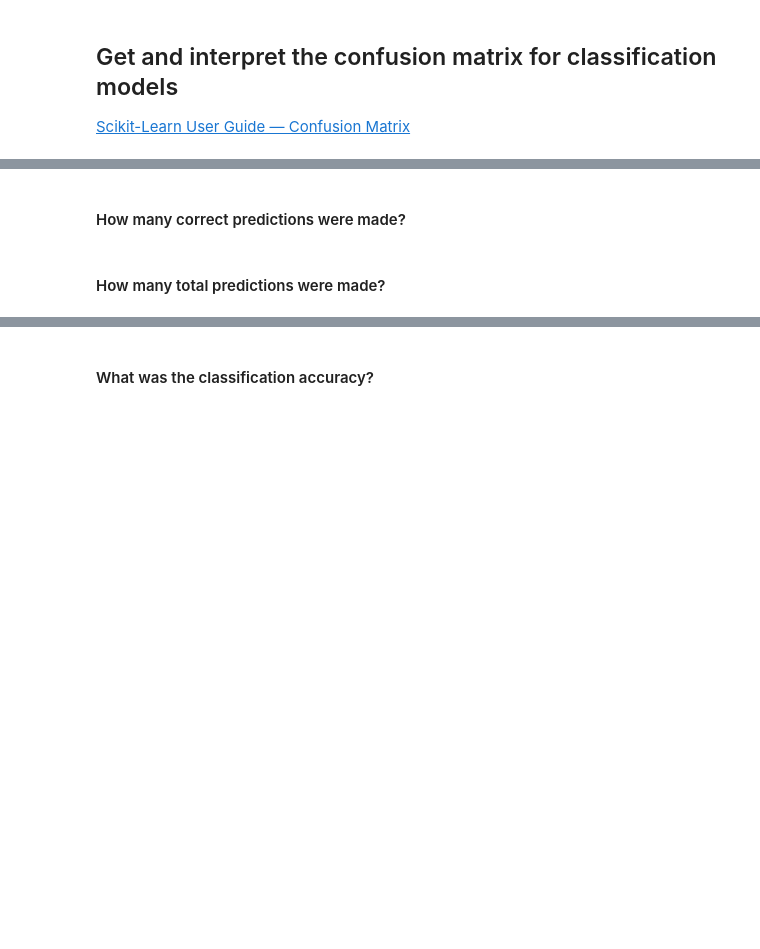
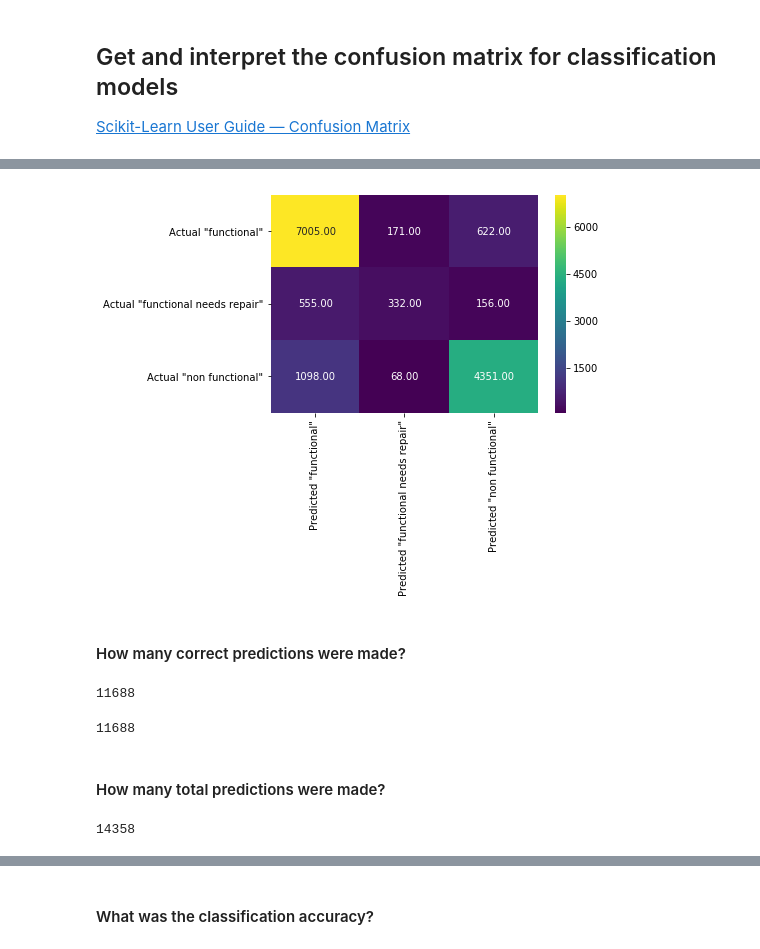
Before and after one commit to bloominstituteoftechnology/DS-Unit-2-Tree-Ensembles, a Jupyter notebook: module3-confusion-matrix/confusion_matrix.ipynb, the cells around one changed output, grey strips where cells are left out. Cells and saved outputs as stored; diff of their text form; code cells hidden in the pictures; blank space fills up the shorter version.

```diff
--- a/module3-confusion-matrix/confusion_matrix.ipynb
+++ b/module3-confusion-matrix/confusion_matrix.ipynb
@@ -122,4 +165,29 @@ print('Validation Accuracy', accuracy_score(y_val, y_pred))
+# %%
+def plot_confusion_matrix(y_true, y_pred, normalize=False):
+    cm = confusion_matrix(y_true, y_pred);
+    labels = unique_labels(y_true);
+    columns = [f'Predicted "{c}"' for c in labels];
+    index_names = [f'Actual "{c}"' for c in labels];
+    if(normalize):
+        cm = cm/cm.sum(axis=1).reshape(y_true.nunique(), 1);
+    df = pd.DataFrame(cm, columns=columns, index=index_names);
+    sns.heatmap(df, cmap='viridis', annot=True, fmt='.2f')
+plot_confusion_matrix(y_val, y_pred);
+# %% [output]
+[figure, added]
 # %% [markdown]
 #### How many correct predictions were made?
+# %%
+7005+332+4351
+# %% [output]
+11688
+# %%
+sum(y_val == y_pred)
+# %% [output]
+11688
 # %% [markdown]
 #### How many total predictions were made?
+# %%
+len(y_val)
+# %% [output]
+14358
```
Also changed, not shown: parts of 20 cells of this notebook.
